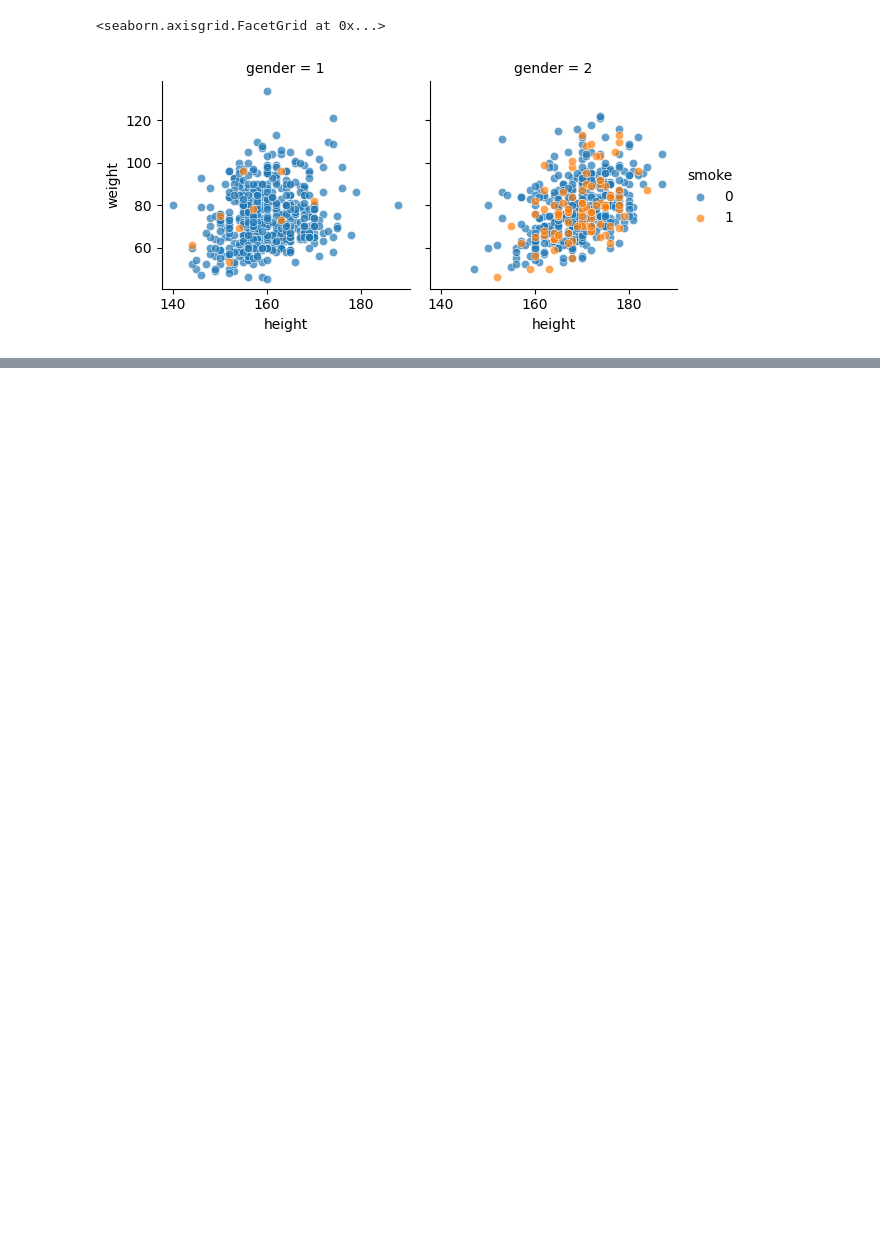
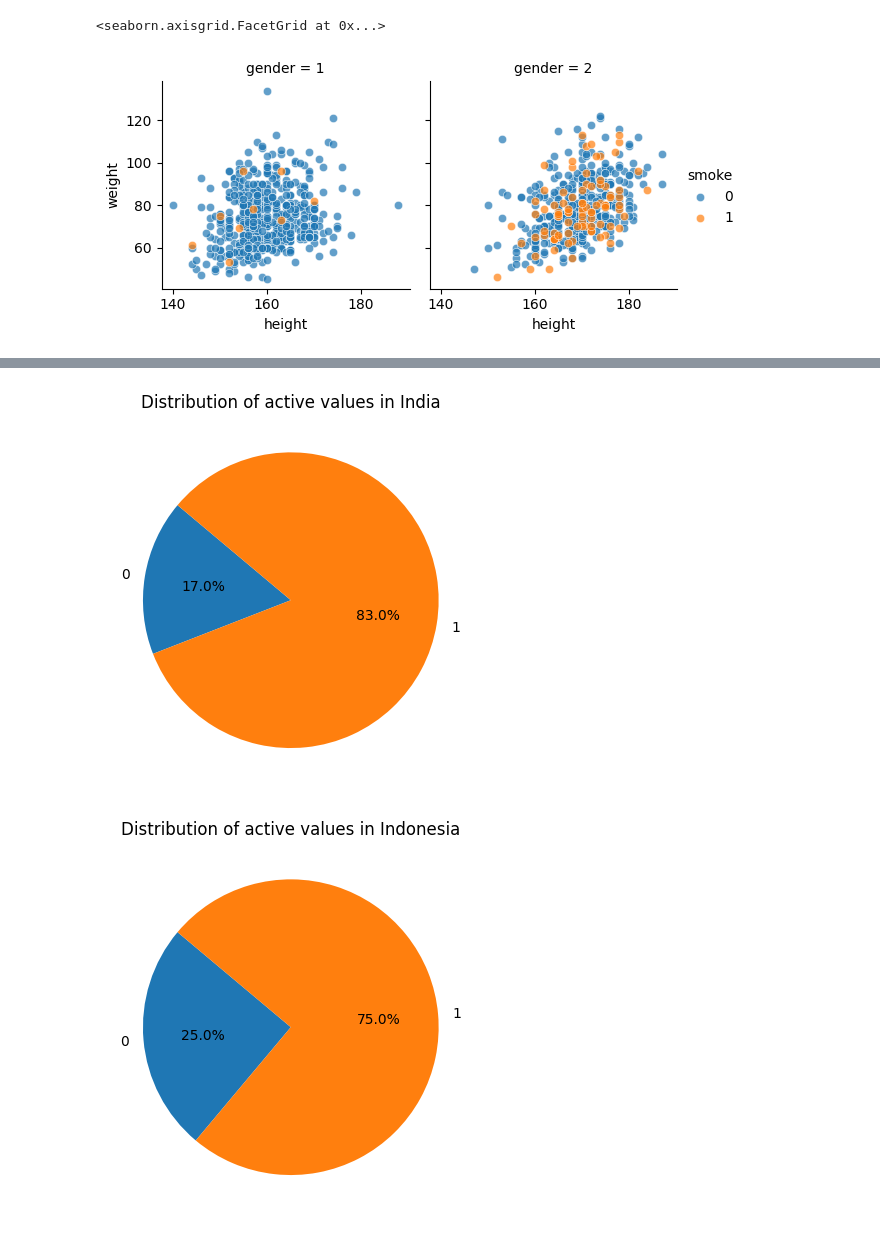
Before and after one commit to jeffatgithub/ntuchealth, a Jupyter notebook: analysis60.ipynb, the cells around one changed output, grey strips where cells are left out. Cells and saved outputs as stored; diff of their text form; code cells hidden in the pictures; blank space fills up the shorter version.

```diff
--- a/analysis60.ipynb
+++ b/analysis60.ipynb
@@ -186,0 +185,14 @@ graph3.map(sns.histplot, 'bmi')
+# %%
+grouped = data_60_df.groupby('country')['active'].value_counts(normalize=True).unstack()
+
+for country in grouped.index:
+    sizes = grouped.loc[country].values
+    labels = ['0', '1']
+    plt.figure()
+    plt.pie(sizes, labels=labels, autopct='%1.1f%%', startangle=140)
+    plt.title('Distribution of active values in {}'.format(country))
+
+plt.show()
+# %% [output]
+[figure, added]
+[figure, added]
```
Also changed, not shown: parts of 6 cells of this notebook, 1 other file.
